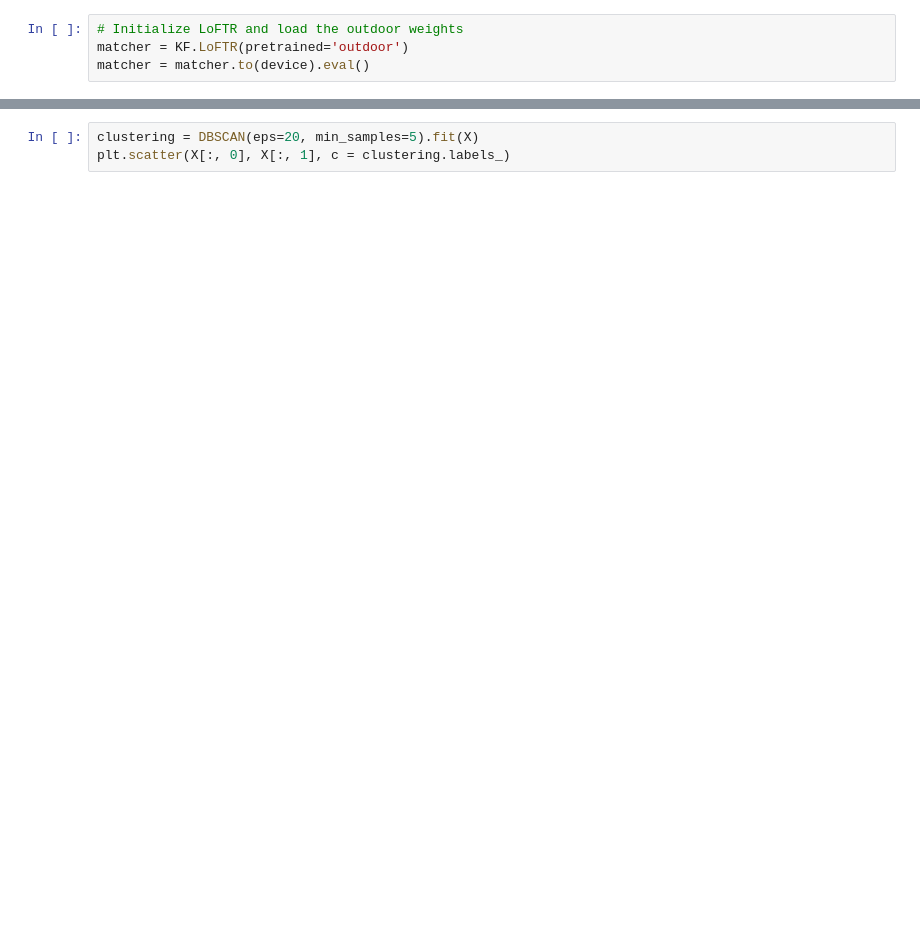
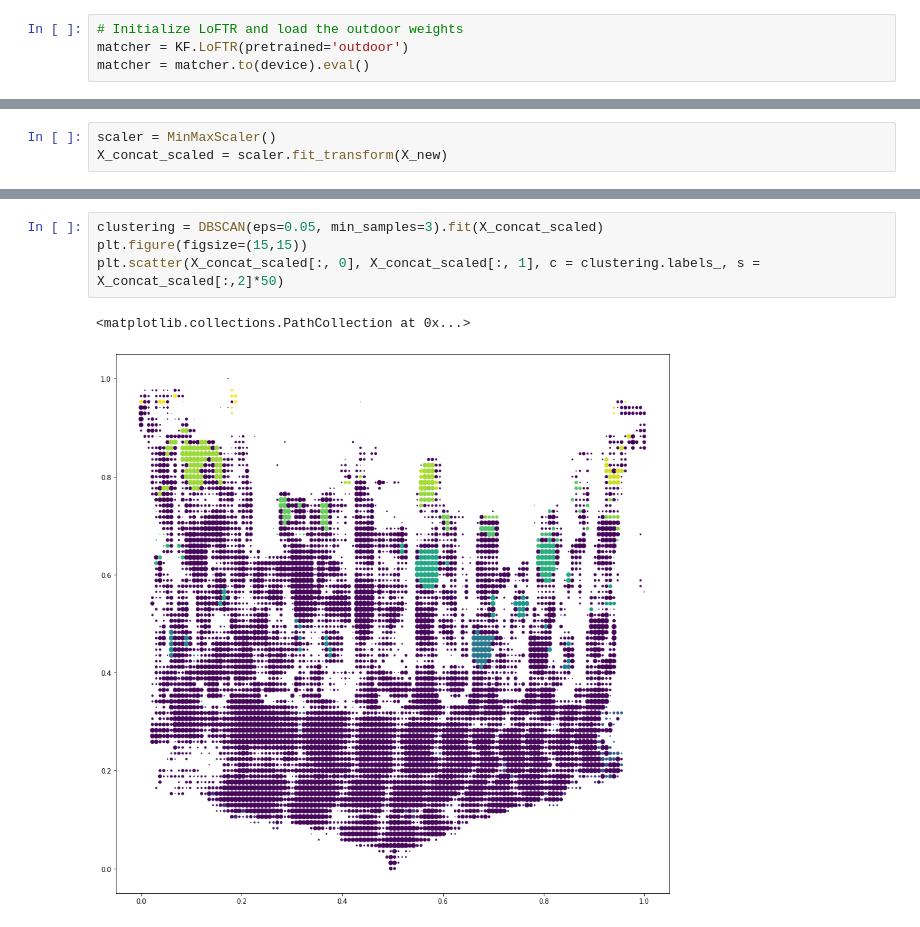
Before and after one commit to AFlockOfToasters/capstone-project-image-matching-challenge, a Jupyter notebook: models/LoFTR/LoFTR.ipynb, the cells around one changed output, grey strips where cells are left out. Saved outputs shown, nothing was run; the diff lists cells and outputs as text; blank space fills up the shorter version.

Commit message:
LoFTR improvements, cleanup, optional DBSCAN

```diff
--- a/models/LoFTR/LoFTR.ipynb
+++ b/models/LoFTR/LoFTR.ipynb
@@ -167,0 +235,3 @@ plt.scatter(Y[:, 0], Y[:, 1])
+# %%
+scaler = MinMaxScaler()
+X_concat_scaled = scaler.fit_transform(X_new)
@@ -168,3 +248,7 @@ plt.scatter(Y[:, 0], Y[:, 1])
 # %%
-clustering = DBSCAN(eps=20, min_samples=5).fit(X)
-plt.scatter(X[:, 0], X[:, 1], c = clustering.labels_)
+clustering = DBSCAN(eps=0.05, min_samples=3).fit(X_concat_scaled)
+plt.figure(figsize=(15,15))
+plt.scatter(X_concat_scaled[:, 0], X_concat_scaled[:, 1], c = clustering.labels_, s = X_concat_scaled[:,2]*50)
+# %% [output]
+<matplotlib.collections.PathCollection at 0x...>
+[figure, added]
```
Also changed, not shown: parts of 23 cells of this notebook, 2 other files.
